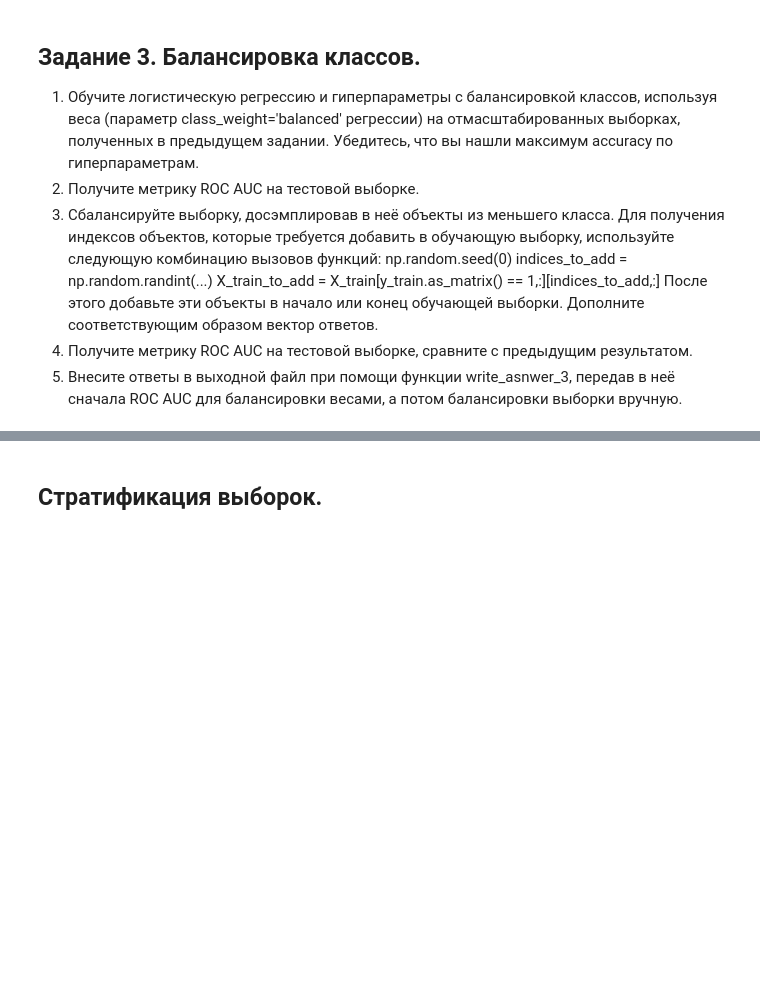
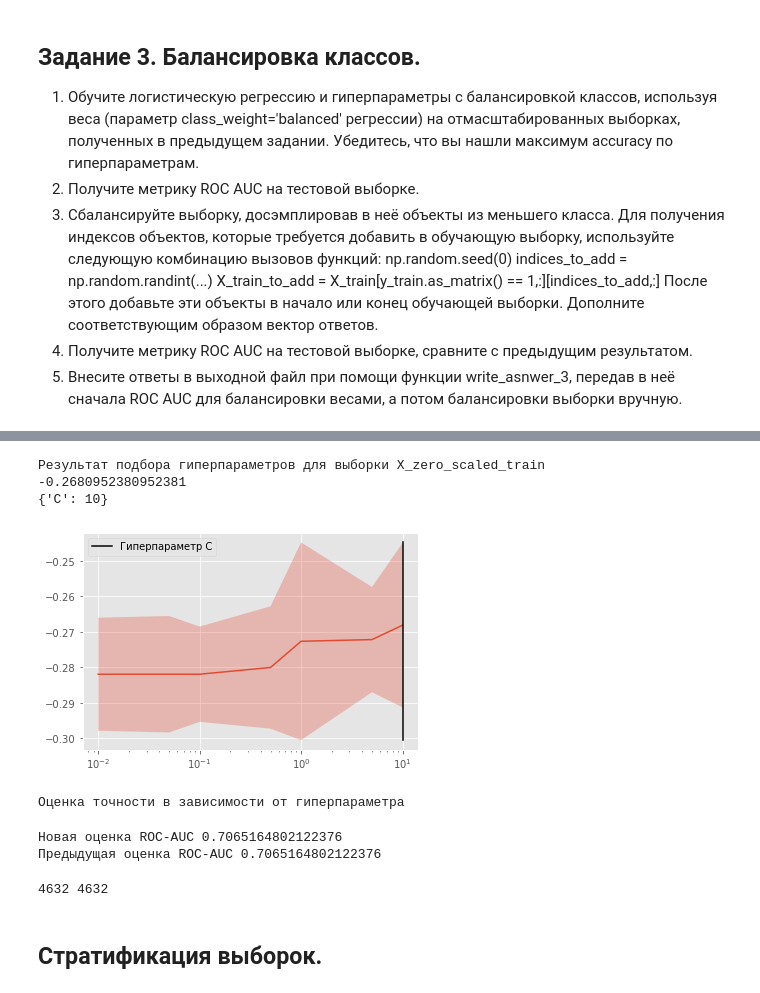
Before and after one commit to daria-popova/coursera_ML, a Jupyter notebook: week2-3/task1_Preprocessing_LR_Coursera.ipynb, the cells around one changed output, grey strips where cells are left out. Saved outputs shown, nothing was run; the diff lists cells and outputs as text; code cells hidden in the pictures; blank space fills up the shorter version.

Commit message:
week 2-3 regression task process

```diff
--- a/week2-3/task1_Preprocessing_LR_Coursera.ipynb
+++ b/week2-3/task1_Preprocessing_LR_Coursera.ipynb
@@ -646,0 +656,9 @@ def write_answer_3(auc_1, auc_2):
+# %%
+%%time
+#подбираем гиперпараметры, обучаем регрессию на X_zero_scaled_train
+param_grid = {'C': [0.01, 0.05, 0.1, 0.5, 1, 5, 10]}
+
+regressor_zero_scaled_balanced = LogisticRegression(random_state = 1, class_weight='balanced')
+
+grid_cv_zeros_scaled_balanced = GridSearchCV(regressor_zero_scaled_balanced, param_grid, scoring = 'neg_mean_absolute_error', cv = 4)
+grid_cv_zeros_scaled_balanced.fit(X_zero_scaled_train, y_train)
@@ -647,3 +673,47 @@ def write_answer_3(auc_1, auc_2):
+# %%
+print("Результат подбора гиперпараметров для выборки X_zero_scaled_train")
+print(grid_cv_zeros_scaled_balanced.best_score_)
+print(grid_cv_zeros_scaled_balanced.best_params_)
+# %% [output]
+Результат подбора гиперпараметров для выборки X_zero_scaled_train
+-0.2680952380952381
+{'C': 10}
+# %%
+plot_scores(grid_cv_zeros_scaled_balanced)
+print("Оценка точности в зависимости от гиперпараметра")
+# %% [output]
+[figure, added]
+Оценка точности в зависимости от гиперпараметра
+# %%
+score_zeros_scaled_balanced = roc_auc_score(y_test, grid_cv_zeros_scaled_balanced.best_estimator_.predict(X_zero_scaled_test))
+print("Новая оценка ROC-AUC", score_zeros_scaled_balanced)
+print("Предыдущая оценка ROC-AUC", score_zeros_scaled)
+#TODO что-то тут не так, проверить
+# %% [output]
+Новая оценка ROC-AUC 0.7065164802122376
+Предыдущая оценка ROC-AUC 0.7065164802122376
+# %%
+#балансируем выборку вручную, досэмплировав в неё объекты из меньшего класса
+np.random.seed(0)
+added_elements_count = np.sum(y_train==0) - np.sum(y_train==1)
+
+y_train = np.array(y_train)
+
+X_train_to_add = X_zero_scaled_train[y_train == 1] #все элементы,у которых y=1
+#выбираем из них случайным образом столько, сколько нужно чтобы сравнять выборки по размеру
+indices_to_add = np.random.randint(0, len(X_train_to_add), size=added_elements_count)
+X_train_to_add = X_train_to_add[indices_to_add, :]
+
+#добавляем столько же единиц в выборку y
+y_train_to_add = np.array([1] * len(X_train_to_add))
+
+#добавляем созданные значения в конец выборки
+X_sampled_train = np.vstack((X_zero_scaled_train, X_train_to_add))
+y_sampled_train = np.append(y_train, y_train_to_add)
+
+print(len(X_sampled_train), len(y_sampled_train))
+# %% [output]
+4632 4632
 # %% [markdown]
 ## Стратификация выборок.
 # %% [markdown]
```
Also changed, not shown: parts of 6 cells of this notebook.
